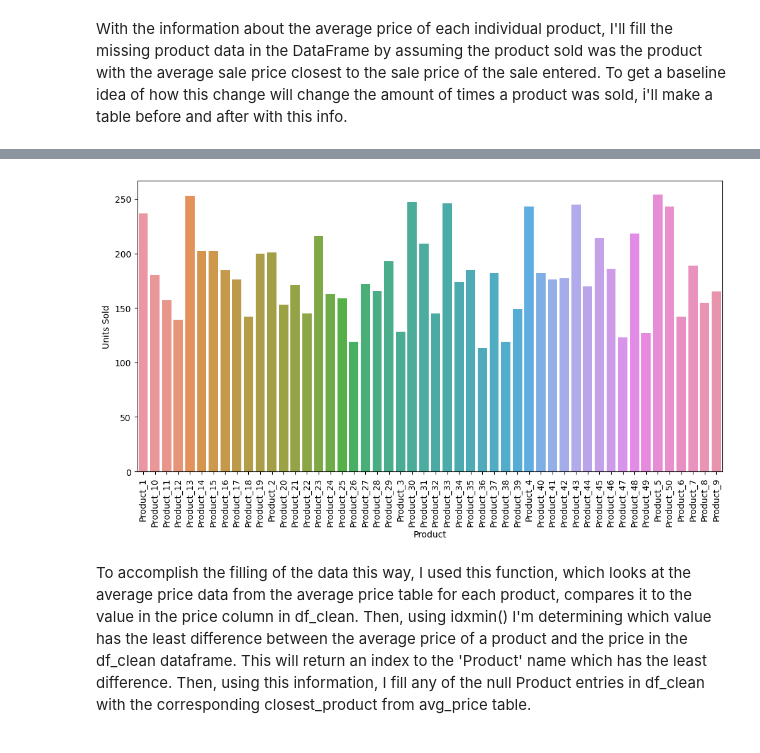
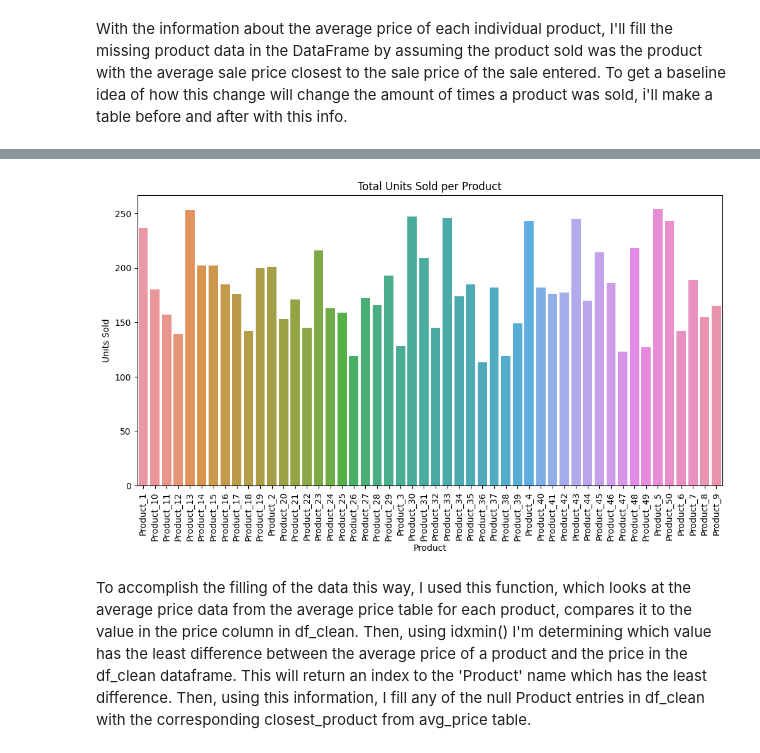
Before and after one commit to mredshaw/schulich_data_science, a Jupyter notebook: Data_Science_A1.ipynb, the cells around one changed output, grey strips where cells are left out. Saved outputs shown, nothing was run; the diff lists cells and outputs as text; code cells hidden in the pictures.

```diff
--- a/Data_Science_A1.ipynb
+++ b/Data_Science_A1.ipynb
@@ -630,10 +631,11 @@ print(units_sold_table)
 # %%
 plt.figure(figsize=(12, 6))
 sns.barplot(data=units_sold_table, x='Product', y='Units Sold')
 plt.xticks(rotation=90)
+plt.title('Total Units Sold per Product')
 plt.show()
 # %% [output]
-[figure, old version]
+[figure, new version]
 # %% [markdown]
 To accomplish the filling of the data this way, I used this function, which looks at the average price data from the average price table for each product, compares it to the value in the price column in df_clean. Then, using idxmin() I'm determining which value has the least difference between the average price of a product and the price in the df_clean dataframe. This will return an index to the 'Product' name which has the least difference. Then, using this information, I fill any of the null Product entries in df_clean with the corresponding closest_product from avg_price table.
 # %%
```
Also changed, not shown: parts of 4 cells of this notebook, 1 other file.
